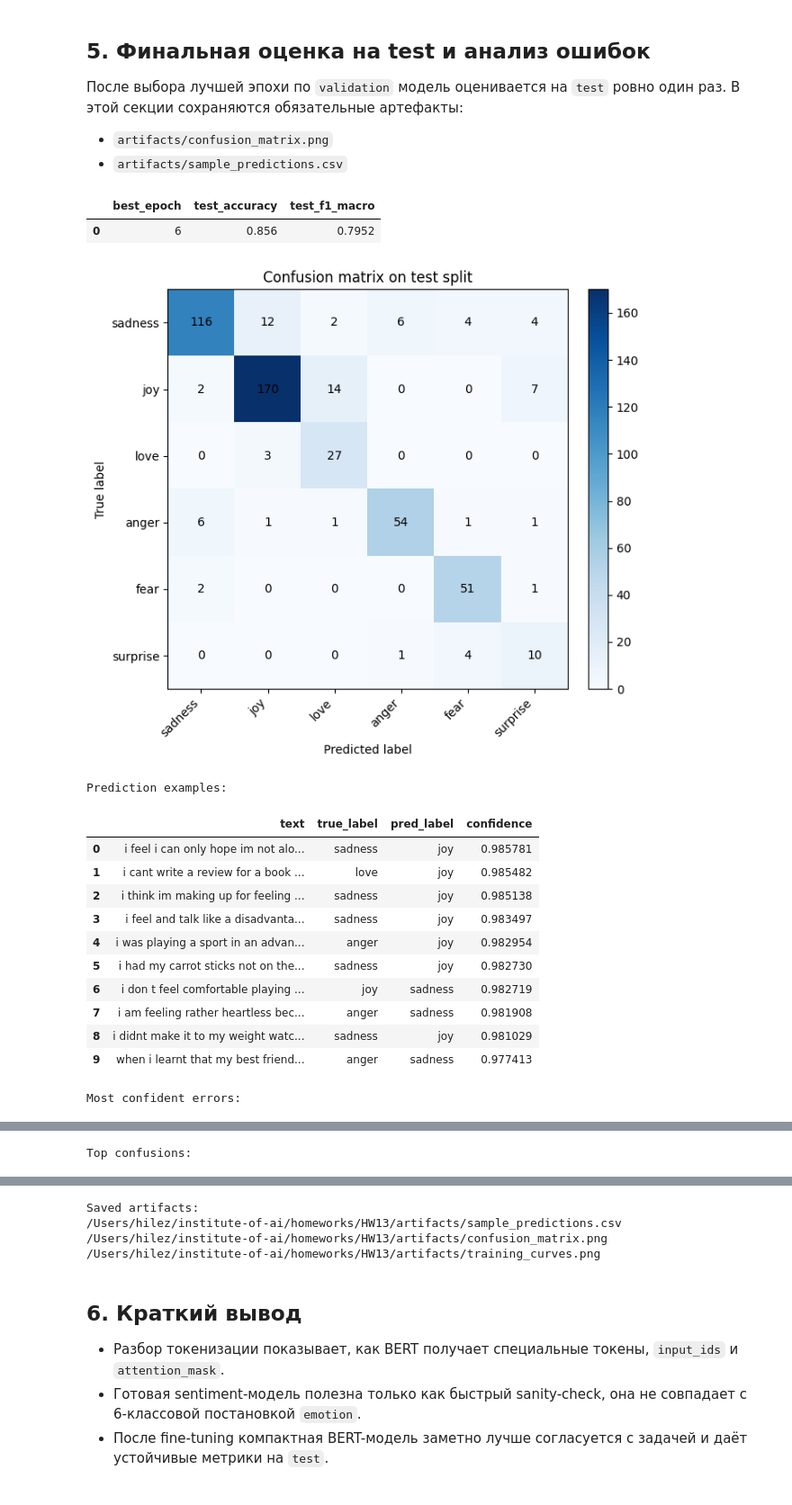
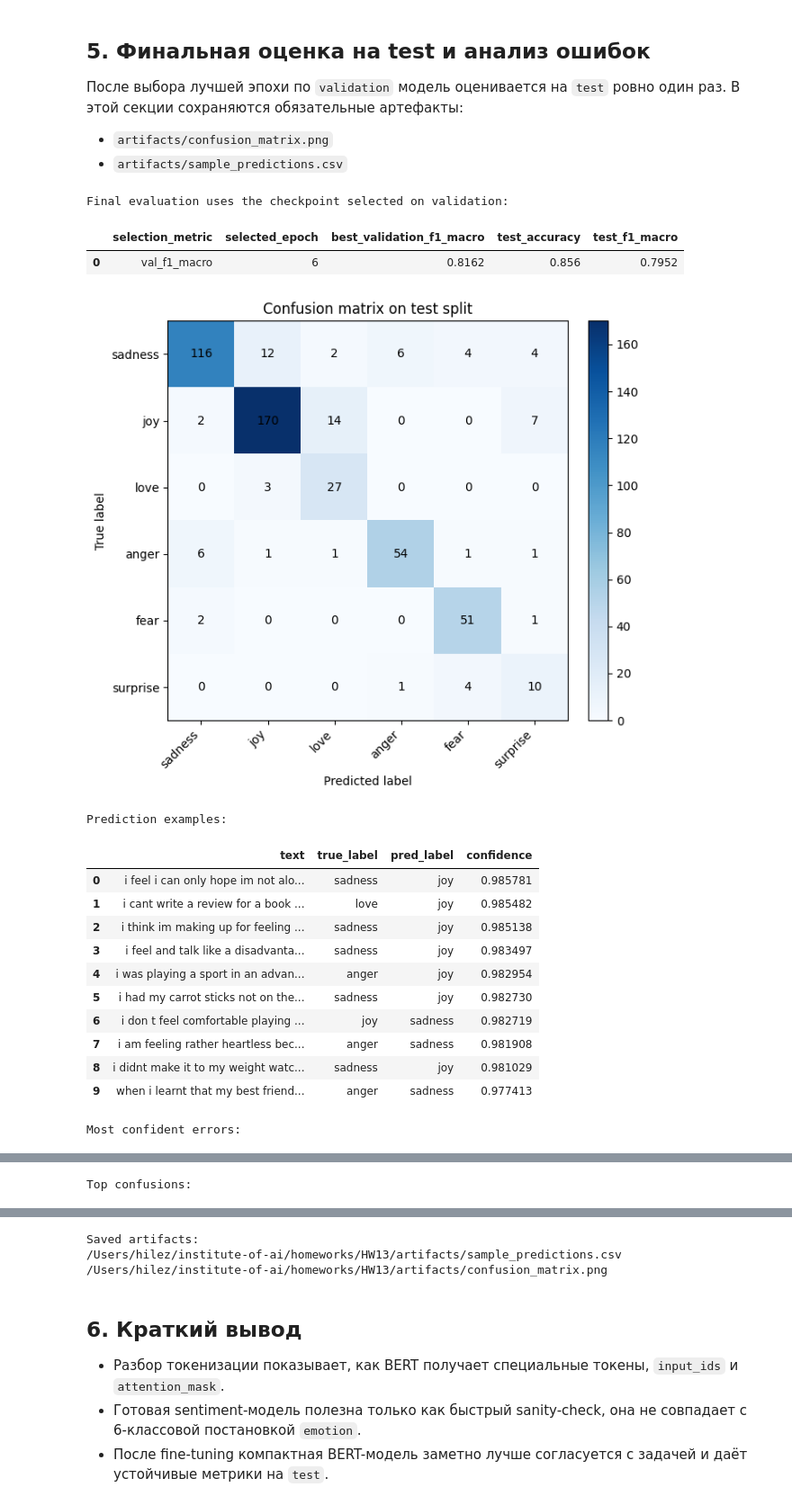
Before and after one commit to HileZ360/institute-of-ai, a Jupyter notebook: homeworks/HW13/HW13.ipynb, the cells around one changed output, grey strips where cells are left out. Shown at 90% size. Saved outputs shown, nothing was run; the diff lists cells and outputs as text; code cells hidden in the pictures.

```diff
--- a/homeworks/HW13/HW13.ipynb
+++ b/homeworks/HW13/HW13.ipynb
@@ -295,9 +296,8 @@ model.to(device)
 optimizer = torch.optim.AdamW(model.parameters(), lr=LEARNING_RATE)
 
 history = []
-best_state = None
-best_epoch = None
-best_val_f1 = -1.0
+epoch_state_dicts = {}
+MODEL_SELECTION_METRIC = 'val_f1_macro'
 
 for epoch in range(1, EPOCHS + 1):
     model.train()
@@ -320,15 +320,28 @@ for epoch in range(1, EPOCHS + 1):
         'val_f1_macro': val_metrics['f1_macro'],
     }
     history.append(row)
-
-    if val_metrics['f1_macro'] > best_val_f1:
-        best_val_f1 = val_metrics['f1_macro']
-        best_epoch = epoch
-        best_state = copy.deepcopy({k: v.detach().cpu() for k, v in model.state_dict().items()})
+    epoch_state_dicts[epoch] = copy.deepcopy({k: v.detach().cpu() for k, v in model.state_dict().items()})
 
 history_df = pd.DataFrame(history)
-print(f'Best epoch by validation f1_macro: {best_epoch}')
-display(history_df)
+validation_results_df = (
+    history_df[['epoch', 'train_loss', 'val_loss', 'val_accuracy', 'val_f1_macro']]
+    .sort_values([MODEL_SELECTION_METRIC, 'val_loss'], ascending=[False, True])
+    .reset_index(drop=True)
+)
+best_validation_variant = validation_results_df.iloc[0].to_dict()
+best_epoch = int(best_validation_variant['epoch'])
+best_val_score = float(best_validation_variant[MODEL_SELECTION_METRIC])
+best_state = epoch_state_dicts[best_epoch]
+
+print(f'Model selection metric: {MODEL_SELECTION_METRIC}')
+print('Validation candidates sorted by quality:')
+display(validation_results_df)
+print('Selected best variant by validation:')
+display(pd.DataFrame([best_validation_variant]))
+print(
+    f"Chosen checkpoint: epoch={best_epoch}, "
+    f"val_f1_macro={best_val_score:.4f}, val_loss={best_validation_variant['val_loss']:.4f}"
+)
 
 fig, ax = plt.subplots(figsize=(8, 4))
 ax.plot(history_df['epoch'], history_df['train_loss'], marker='o', label='train_loss')
@@ -370,14 +388,17 @@ model.to(device)
 
 test_metrics = evaluate_model(model, test_loader)
 
-metrics_df = pd.DataFrame([
+selection_and_test_df = pd.DataFrame([
     {
-        'best_epoch': best_epoch,
+        'selection_metric': MODEL_SELECTION_METRIC,
+        'selected_epoch': best_epoch,
+        'best_validation_f1_macro': round(best_val_score, 4),
         'test_accuracy': round(test_metrics['accuracy'], 4),
         'test_f1_macro': round(test_metrics['f1_macro'], 4),
     }
 ])
-display(metrics_df)
+print('Final evaluation uses the checkpoint selected on validation:')
+display(selection_and_test_df)
 
 cm = confusion_matrix(test_metrics['true'], test_metrics['preds'])
 fig, ax = plt.subplots(figsize=(7, 6))
@@ -406,38 +427,38 @@ results_df['is_error'] = results_df['true_label'] != results_df['pred_label']
 errors_df = results_df[results_df['is_error']].sort_values('confidence', ascending=False)
 correct_df = results_df[~results_df['is_error']].sort_values('confidence', ascending=False)
 
 sample_predictions_df = pd.concat([
     errors_df.head(10),
     correct_df.head(10),
 ], ignore_index=True)[['text', 'true_label', 'pred_label', 'confidence']]
 sample_predictions_df.to_csv(ARTIFACTS_DIR / 'sample_predictions.csv', index=False)
 
 print('Prediction examples:')
 display(sample_predictions_df.head(10))
 
 print('Most confident errors:')
 display(errors_df[['text', 'true_label', 'pred_label', 'confidence']].head(10))
 
 top_confusions = (
     pd.DataFrame(cm, index=label_names, columns=label_names)
     .stack()
     .reset_index(name='count')
     .rename(columns={'level_0': 'true_label', 'level_1': 'pred_label'})
     .query('true_label != pred_label and count > 0')
     .sort_values('count', ascending=False)
 )
 print('Top confusions:')
 display(top_confusions.head(10))
 
 print('Saved artifacts:')
 print(ARTIFACTS_DIR / 'sample_predictions.csv')
 print(ARTIFACTS_DIR / 'confusion_matrix.png')
-print(ARTIFACTS_DIR / 'training_curves.png')
 # %% [output]
+Final evaluation uses the checkpoint selected on validation:
-|  | best_epoch | test_accuracy | test_f1_macro |
-| 0 | 6 | 0.856 | 0.7952 |
+|  | selection_metric | selected_epoch | best_validation_f1_macro | test_accuracy | test_f1_macro |
+| 0 | val_f1_macro | 6 | 0.8162 | 0.856 | 0.7952 |
 [figure]
-Prediction examples:
+Prediction examples:
 |  | text | true_label | pred_label | confidence |
 | 0 | i feel i can only hope im not alo... | sadness | joy | 0.985781 |
 | 1 | i cant write a review for a book ... | love | joy | 0.985482 |
@@ -449,7 +470,7 @@ Prediction examples:
 | 7 | i am feeling rather heartless bec... | anger | sadness | 0.981908 |
 | 8 | i didnt make it to my weight watc... | sadness | joy | 0.981029 |
 | 9 | when i learnt that my best friend... | anger | sadness | 0.977413 |
-Most confident errors:
+Most confident errors:
 |  | text | true_label | pred_label | confidence |
 | 20 | i feel i can only hope im not alo... | sadness | joy | 0.985781 |
 | 13 | i cant write a review for a book ... | love | joy | 0.985482 |
@@ -461,7 +482,7 @@ Most confident errors:
 | 412 | i am feeling rather heartless bec... | anger | sadness | 0.981908 |
 | 48 | i didnt make it to my weight watc... | sadness | joy | 0.981029 |
 | 260 | when i learnt that my best friend... | anger | sadness | 0.977413 |
-Top confusions:
+Top confusions:
 |  | true_label | pred_label | count |
 | 8 | joy | love | 14 |
 | 1 | sadness | joy | 12 |
@@ -473,10 +494,9 @@ Top confusions:
 | 34 | surprise | fear | 4 |
 | 13 | love | joy | 3 |
 | 6 | joy | sadness | 2 |
-Saved artifacts:
-/Users/hilez/institute-of-ai/homeworks/HW13/artifacts/sample_predictions.csv
-/Users/hilez/institute-of-ai/homeworks/HW13/artifacts/confusion_matrix.png
-/Users/hilez/institute-of-ai/homeworks/HW13/artifacts/training_curves.png
+Saved artifacts:
+/Users/hilez/institute-of-ai/homeworks/HW13/artifacts/sample_predictions.csv
+/Users/hilez/institute-of-ai/homeworks/HW13/artifacts/confusion_matrix.png
 # %% [markdown]
 ## 6. Краткий вывод
 
```
Also changed, not shown: parts of 2 cells of this notebook, 1 other file.
